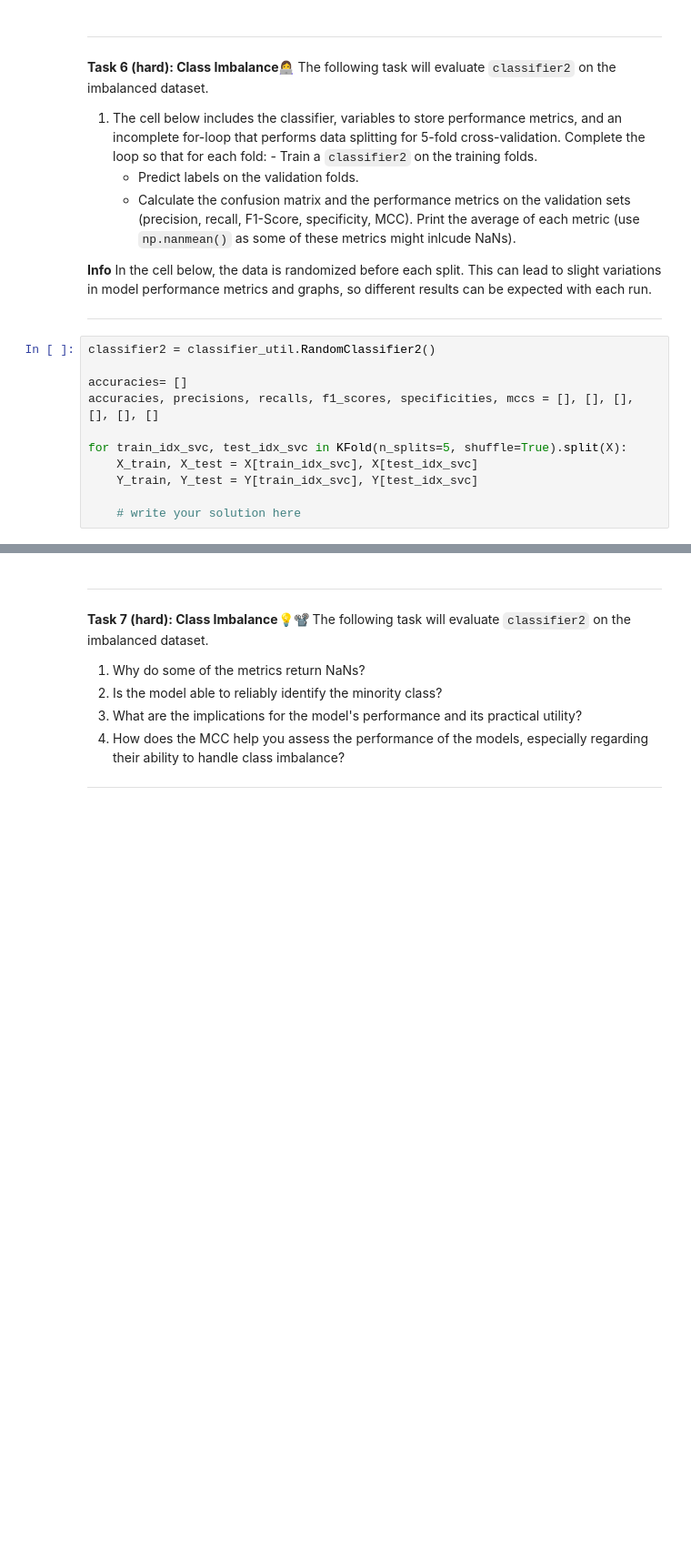
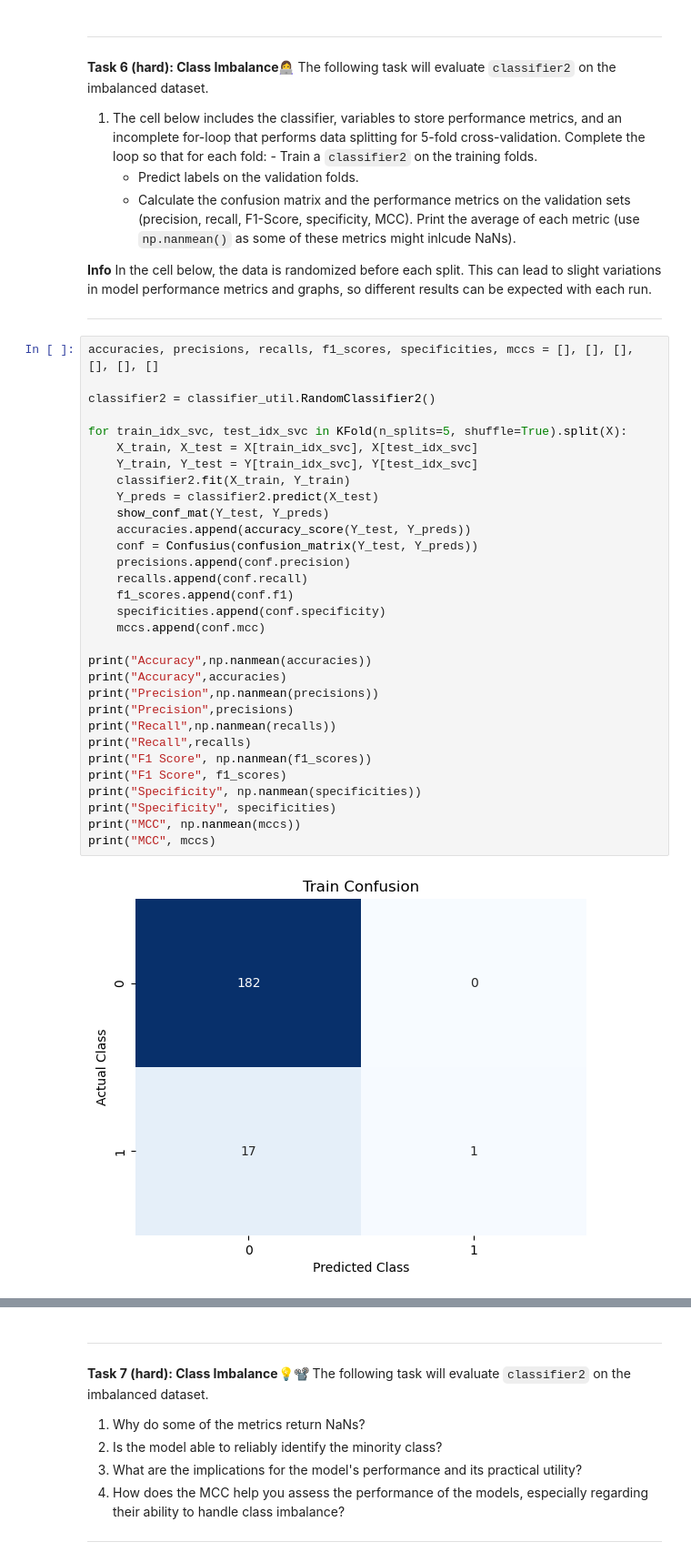
Before and after one commit to AlbertRossJoh/MLintro, a Jupyter notebook: W11/01-metrics.ipynb, the cells around one changed output, grey strips where cells are left out. Shown: that part at 91% size. Cells and saved outputs as stored; diff of their text form; blank space fills up the shorter version.

```diff
--- a/W11/01-metrics.ipynb
+++ b/W11/01-metrics.ipynb
@@ -236,13 +296,35 @@ In the cell below, the data is randomized before each split. This can lead to sl
 
 ---
 # %%
+accuracies, precisions, recalls, f1_scores, specificities, mccs = [], [], [], [], [], []
+
 classifier2 = classifier_util.RandomClassifier2()
-
-accuracies= []
-accuracies, precisions, recalls, f1_scores, specificities, mccs = [], [], [], [], [], []
 
 for train_idx_svc, test_idx_svc in KFold(n_splits=5, shuffle=True).split(X):
     X_train, X_test = X[train_idx_svc], X[test_idx_svc]
     Y_train, Y_test = Y[train_idx_svc], Y[test_idx_svc]
+    classifier2.fit(X_train, Y_train)
+    Y_preds = classifier2.predict(X_test)
+    show_conf_mat(Y_test, Y_preds)
+    accuracies.append(accuracy_score(Y_test, Y_preds))
+    conf = Confusius(confusion_matrix(Y_test, Y_preds))
+    precisions.append(conf.precision)
+    recalls.append(conf.recall)
+    f1_scores.append(conf.f1)
+    specificities.append(conf.specificity)
+    mccs.append(conf.mcc)
 
-    # write your solution here
+print("Accuracy",np.nanmean(accuracies))
+print("Accuracy",accuracies)
+print("Precision",np.nanmean(precisions))
+print("Precision",precisions)
+print("Recall",np.nanmean(recalls))
+print("Recall",recalls)
+print("F1 Score", np.nanmean(f1_scores))
+print("F1 Score", f1_scores)
+print("Specificity", np.nanmean(specificities))
+print("Specificity", specificities)
+print("MCC", np.nanmean(mccs))
+print("MCC", mccs)
+# %% [output]
+[figure, added]
```
Also changed, not shown: parts of 15 cells of this notebook, 9 other files.
